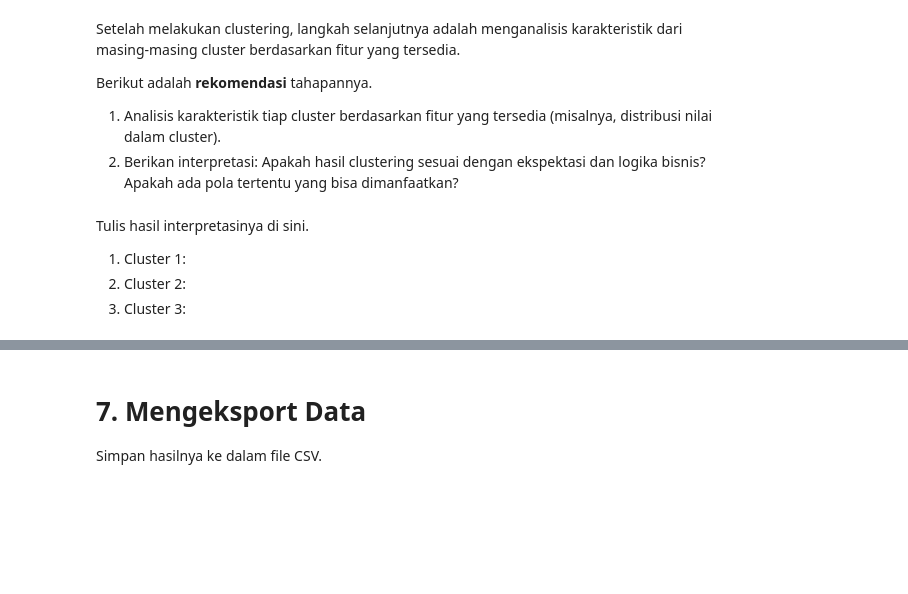
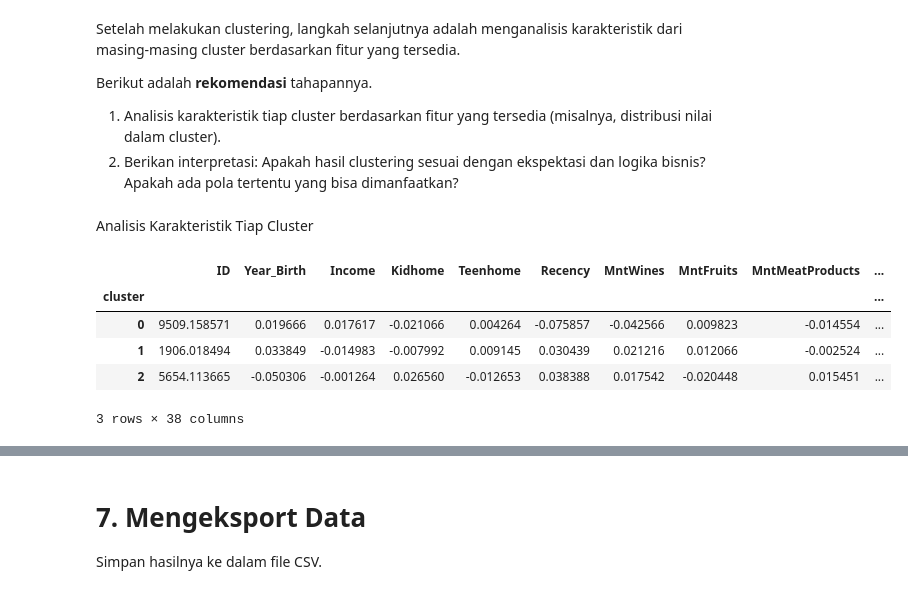
Before and after one commit to LatiefDataVisionary/machine-learning-basic-dicoding, a Jupyter notebook: [Clustering]_Submission_Akhir_BMLP_Lathif_Ramadhan.ipynb, the cells around one changed output, grey strips where cells are left out. Saved outputs shown, nothing was run; the diff lists cells and outputs as text; code cells hidden in the pictures; blank space fills up the shorter version.

```diff
--- a/[Clustering]_Submission_Akhir_BMLP_Lathif_Ramadhan.ipynb
+++ b/[Clustering]_Submission_Akhir_BMLP_Lathif_Ramadhan.ipynb
@@ -618,5 +655,17 @@ Berikut adalah **rekomendasi** tahapannya.
-# %% [markdown]
-Tulis hasil interpretasinya di sini.
-1. Cluster 1:
-2. Cluster 2:
-3. Cluster 3:
+# %% [markdown]
+Analisis Karakteristik Tiap Cluster
+# %%
+# Group data by cluster and calculate the mean of each feature
+# Select only numerical features for calculating the mean
+numerical_features = df.select_dtypes(include=np.number).columns
+cluster_means = df.groupby('cluster')[numerical_features].mean()
+
+# Print the cluster means
+cluster_means
+# %% [output]
+|  | ID | Year_Birth | Income | Kidhome | Teenhome | Recency | MntWines | MntFruits | MntMeatProducts | ... |
+| cluster |  |  |  |  |  |  |  |  |  | ... |
+| 0 | 9509.158571 | 0.019666 | 0.017617 | -0.021066 | 0.004264 | -0.075857 | -0.042566 | 0.009823 | -0.014554 | ... |
+| 1 | 1906.018494 | 0.033849 | -0.014983 | -0.007992 | 0.009145 | 0.030439 | 0.021216 | 0.012066 | -0.002524 | ... |
+| 2 | 5654.113665 | -0.050306 | -0.001264 | 0.026560 | -0.012653 | 0.038388 | 0.017542 | -0.020448 | 0.015451 | ... |
+3 rows × 38 columns
```
Also changed, not shown: parts of 8 cells of this notebook.
